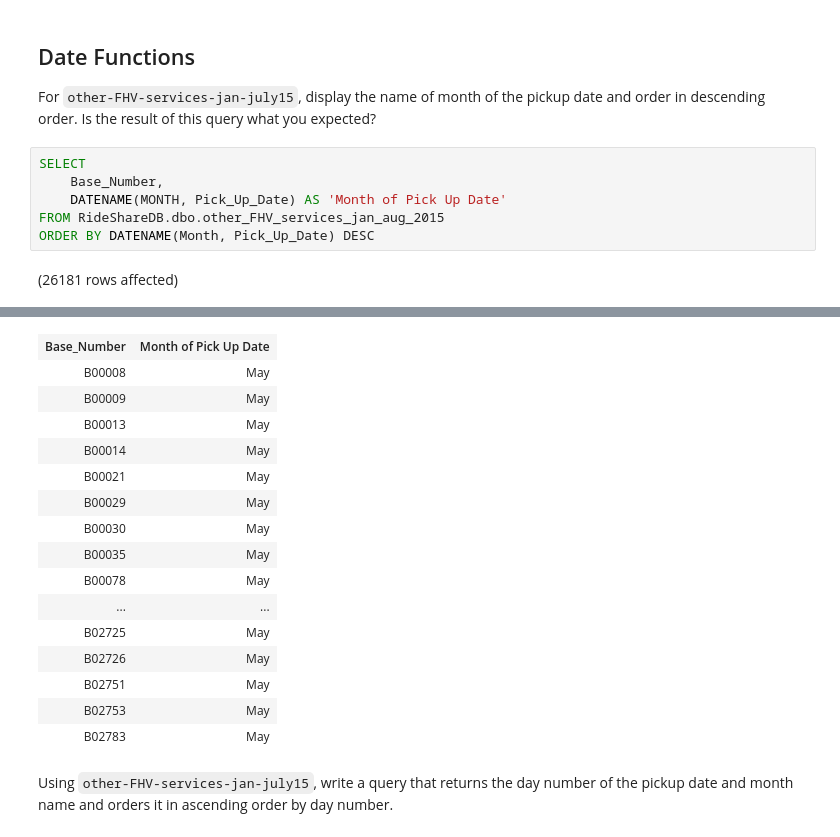
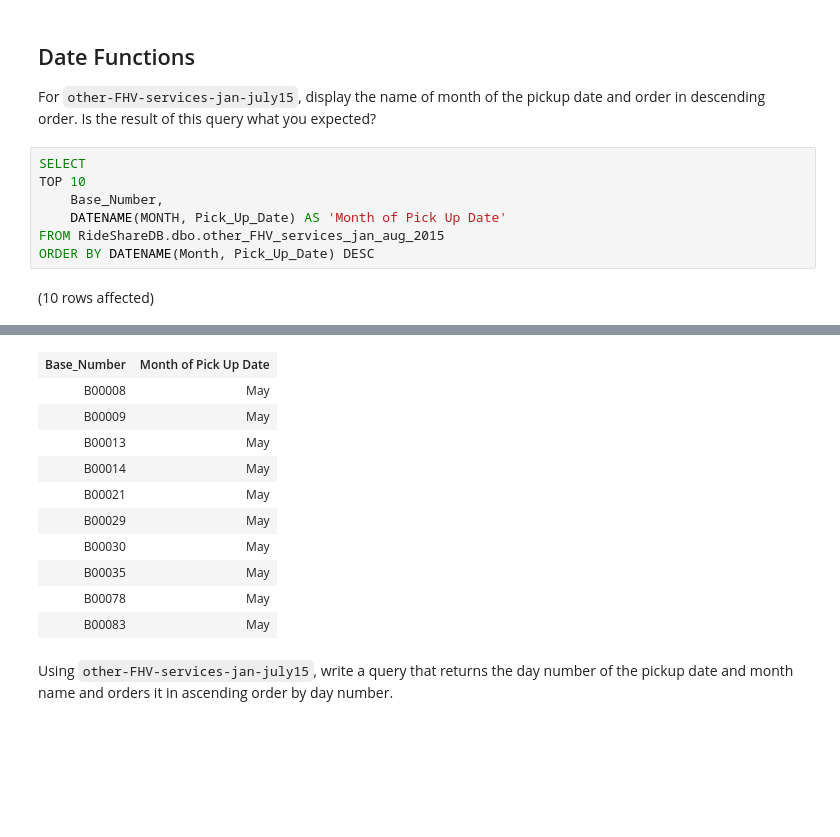
Before and after one commit to Oceyaunna/sql-part2-exercises, a Jupyter notebook: sql-part2.ipynb, the cells around one changed output, grey strips where cells are left out. Cells and saved outputs as stored; diff of their text form; blank space fills up the shorter version.

```diff
--- a/sql-part2.ipynb
+++ b/sql-part2.ipynb
@@ -79,9 +78,10 @@ Total execution time: 00:00:00.044
 For ``other-FHV-services-jan-july15``, display the name of month of the pickup date and order in descending order. Is the result of this query what you expected?
 # %%
 SELECT
+TOP 10
     Base_Number,
     DATENAME(MONTH, Pick_Up_Date) AS 'Month of Pick Up Date'
 FROM RideShareDB.dbo.other_FHV_services_jan_aug_2015
 ORDER BY DATENAME(Month, Pick_Up_Date) DESC
 # %% [output]
-(26181 rows affected)
+(10 rows affected)
@@ -90,19 +89,14 @@ Total execution time: 00:00:00.365
 | Base_Number | Month of Pick Up Date |
 | B00008 | May |
 | B00009 | May |
 | B00013 | May |
 | B00014 | May |
 | B00021 | May |
 | B00029 | May |
 | B00030 | May |
 | B00035 | May |
 | B00078 | May |
-| ... | ... |
-| B02725 | May |
-| B02726 | May |
-| B02751 | May |
-| B02753 | May |
-| B02783 | May |
+| B00083 | May |
 # %% [markdown]
 Using `other-FHV-services-jan-july15`, write a query that returns the day number of the pickup date and month name and orders it in ascending order by day number.
 # %%
```
Also changed, not shown: parts of 5 cells of this notebook.
